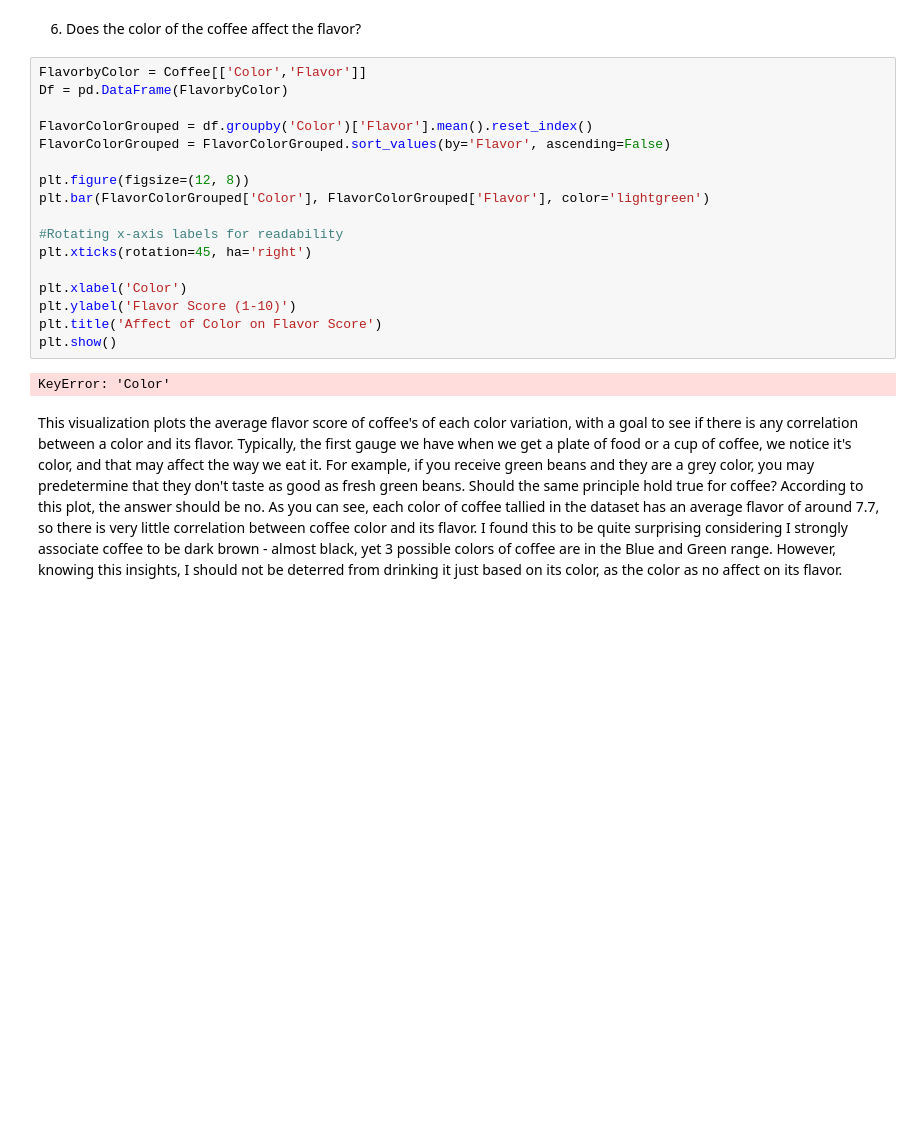
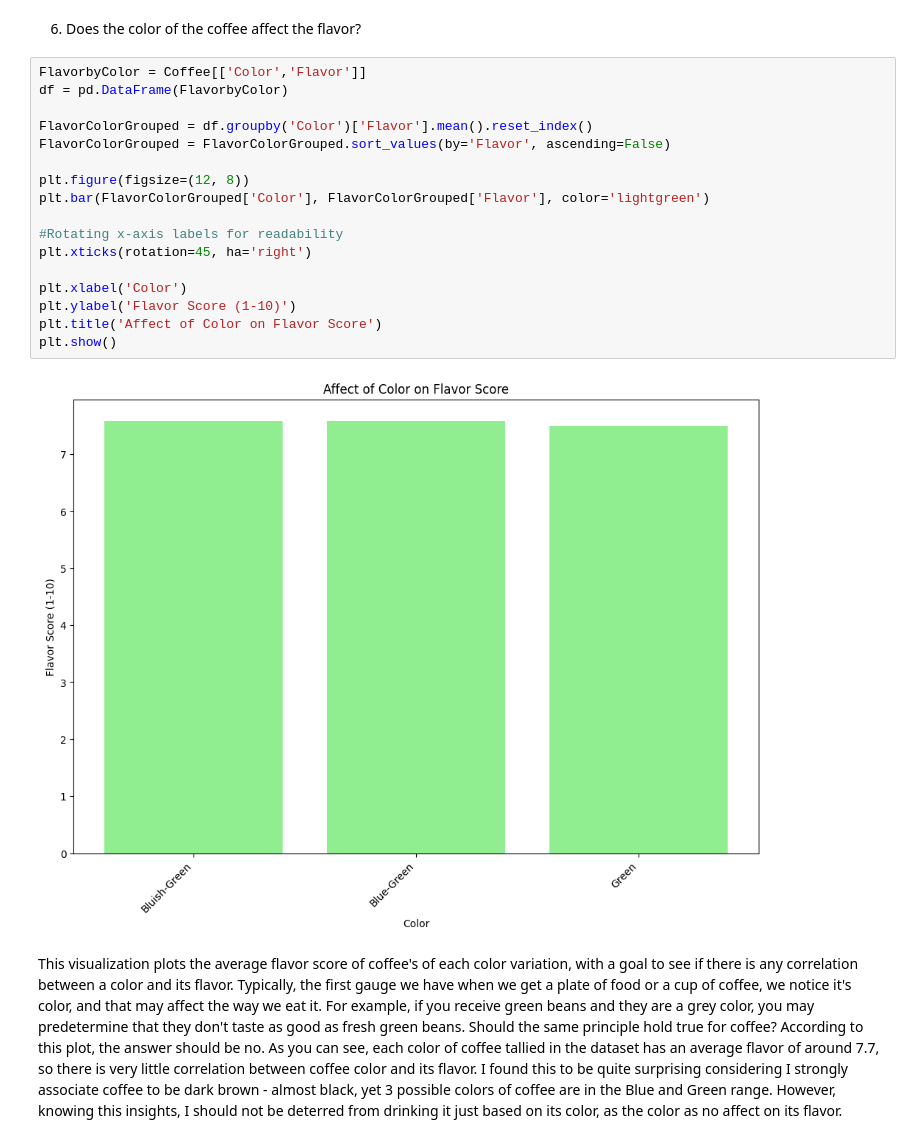
Before and after one commit to jadams1313/DS220Repo, a Jupyter notebook: DS220_Project_2.ipynb, the cells around one changed output. Drawn from its saved outputs; the diff is of its cells as text; blank space fills up the shorter version.

```diff
--- a/DS220_Project_2.ipynb
+++ b/DS220_Project_2.ipynb
@@ -428,23 +428,23 @@ plt.show()
 6. Does the color of the coffee affect the flavor?
 # %%
 FlavorbyColor = Coffee[['Color','Flavor']]
-Df = pd.DataFrame(FlavorbyColor)
+df = pd.DataFrame(FlavorbyColor)
 
 FlavorColorGrouped = df.groupby('Color')['Flavor'].mean().reset_index()
 FlavorColorGrouped = FlavorColorGrouped.sort_values(by='Flavor', ascending=False)
 
 plt.figure(figsize=(12, 8))
 plt.bar(FlavorColorGrouped['Color'], FlavorColorGrouped['Flavor'], color='lightgreen')
 
 #Rotating x-axis labels for readability
 plt.xticks(rotation=45, ha='right')
 
 plt.xlabel('Color')
 plt.ylabel('Flavor Score (1-10)')
 plt.title('Affect of Color on Flavor Score')
 plt.show()
 # %% [output]
-KeyError: 'Color'
+[figure, added]
 # %% [markdown]
 This visualization plots the average flavor score of coffee's of each color variation, with a goal to see if there is any correlation between a color and its flavor. Typically, the first gauge we have when we get a plate of food or a cup of coffee, we notice it's color, and that may affect the way we eat it. For example, if you receive green beans and they are a grey color, you may predetermine that they don't taste as good as fresh green beans. Should the same principle hold true for coffee? According to this plot, the answer should be no. As you can see, each color of coffee tallied in the dataset has an average flavor of around 7.7, so there is very little correlation between coffee color and its flavor. I found this to be quite surprising considering I strongly associate coffee to be dark brown - almost black, yet 3 possible colors of coffee are in the Blue and Green range. However, knowing this insights, I should not be deterred from drinking it just based on its color, as the color as no affect on its flavor.
 # %% [markdown]
```
Also changed, not shown: parts of 1 cell of this notebook.
